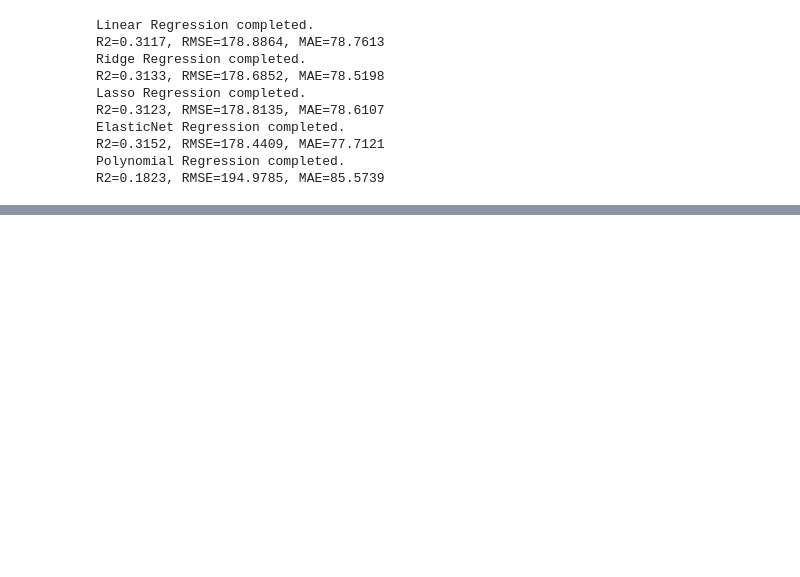
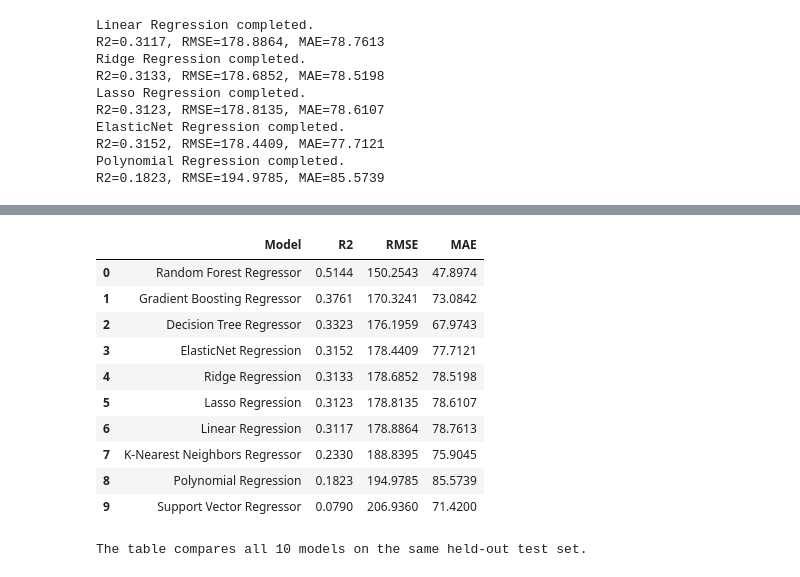
Before and after one commit to Sanjay1266/ML_Case_study, a Jupyter notebook: notebooks/regression.ipynb, the cells around one changed output, grey strips where cells are left out. Saved outputs shown, nothing was run; the diff lists cells and outputs as text; code cells hidden in the pictures; blank space fills up the shorter version.

```diff
--- a/notebooks/regression.ipynb
+++ b/notebooks/regression.ipynb
@@ -823,0 +905,37 @@ R2=0.1823, RMSE=194.9785, MAE=85.5739
+# %%
+# ============================================================
+# 19. C2 — COMPARATIVE EVALUATION TABLE
+# ============================================================
+
+comparison_table = pd.DataFrame(results)
+
+# Rank by R2 in descending order, as required by the rubric.
+comparison_table = comparison_table.sort_values(
+    by="R2",
+    ascending=False
+).reset_index(drop=True)
+
+comparison_table = comparison_table[
+    ["Model", "R2", "RMSE", "MAE"]
+]
+
+display(comparison_table.style.format({
+    "R2": "{:.4f}",
+    "RMSE": "{:.4f}",
+    "MAE": "{:.4f}"
+}))
+
+print("The table compares all 10 models on the same held-out test set.")
+# %% [output]
+|  | Model | R2 | RMSE | MAE |
+| 0 | Random Forest Regressor | 0.5144 | 150.2543 | 47.8974 |
+| 1 | Gradient Boosting Regressor | 0.3761 | 170.3241 | 73.0842 |
+| 2 | Decision Tree Regressor | 0.3323 | 176.1959 | 67.9743 |
+| 3 | ElasticNet Regression | 0.3152 | 178.4409 | 77.7121 |
+| 4 | Ridge Regression | 0.3133 | 178.6852 | 78.5198 |
+| 5 | Lasso Regression | 0.3123 | 178.8135 | 78.6107 |
+| 6 | Linear Regression | 0.3117 | 178.8864 | 78.7613 |
+| 7 | K-Nearest Neighbors Regressor | 0.2330 | 188.8395 | 75.9045 |
+| 8 | Polynomial Regression | 0.1823 | 194.9785 | 85.5739 |
+| 9 | Support Vector Regressor | 0.0790 | 206.9360 | 71.4200 |
+The table compares all 10 models on the same held-out test set.
```
Also changed, not shown: parts of 19 cells of this notebook.
